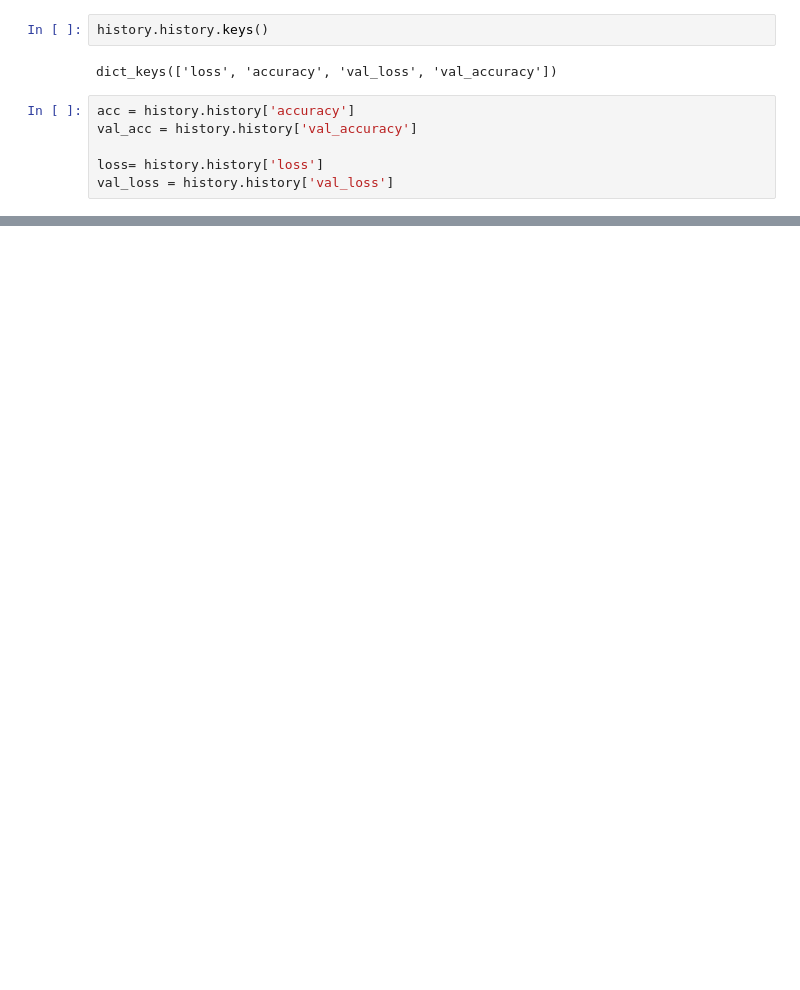
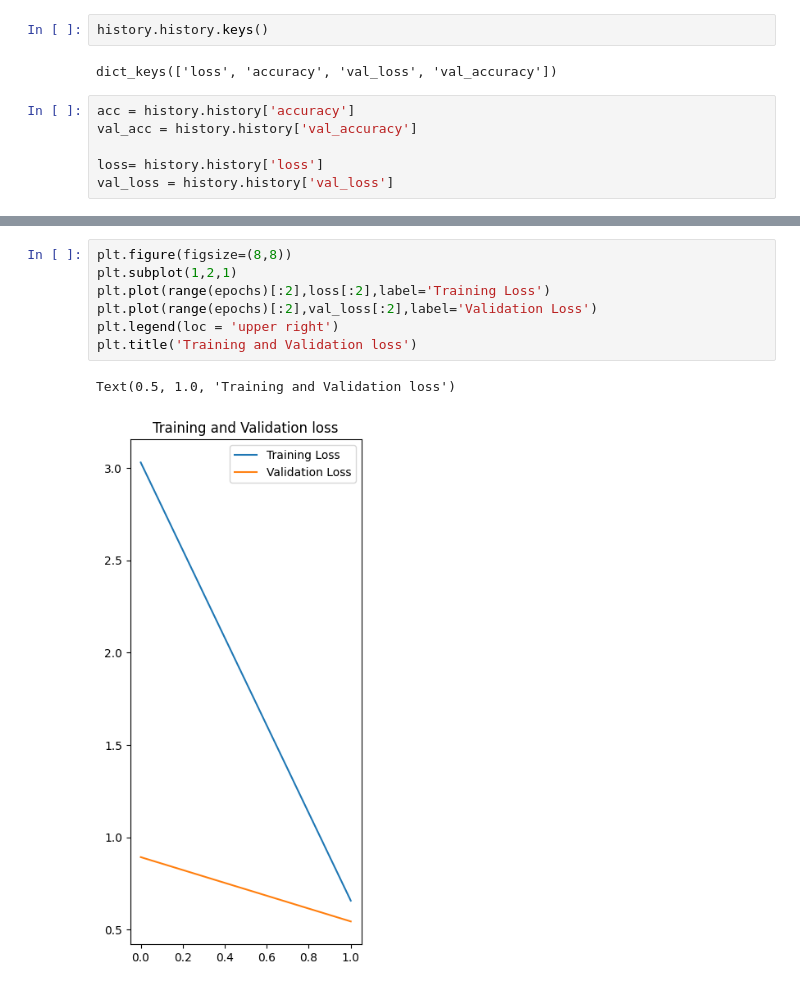
Before and after one commit to Shadman1077/Leukemia_Detection, a Jupyter notebook: Training/training (2).ipynb, the cells around one changed output, grey strips where cells are left out. Drawn from its saved outputs; the diff is of its cells as text; blank space fills up the shorter version.

```diff
--- a/Training/training (2).ipynb
+++ b/Training/training (2).ipynb
@@ -217,0 +235,10 @@ ValueError: x and y must have same first dimension, but have shapes (5,) and (2,
+# %%
+plt.figure(figsize=(8,8))
+plt.subplot(1,2,1)
+plt.plot(range(epochs)[:2],loss[:2],label='Training Loss')
+plt.plot(range(epochs)[:2],val_loss[:2],label='Validation Loss')
+plt.legend(loc = 'upper right')
+plt.title('Training and Validation loss')
+# %% [output]
+Text(0.5, 1.0, 'Training and Validation loss')
+[figure, added]
```
Also changed, not shown: parts of 13 cells of this notebook, 5 other files.
